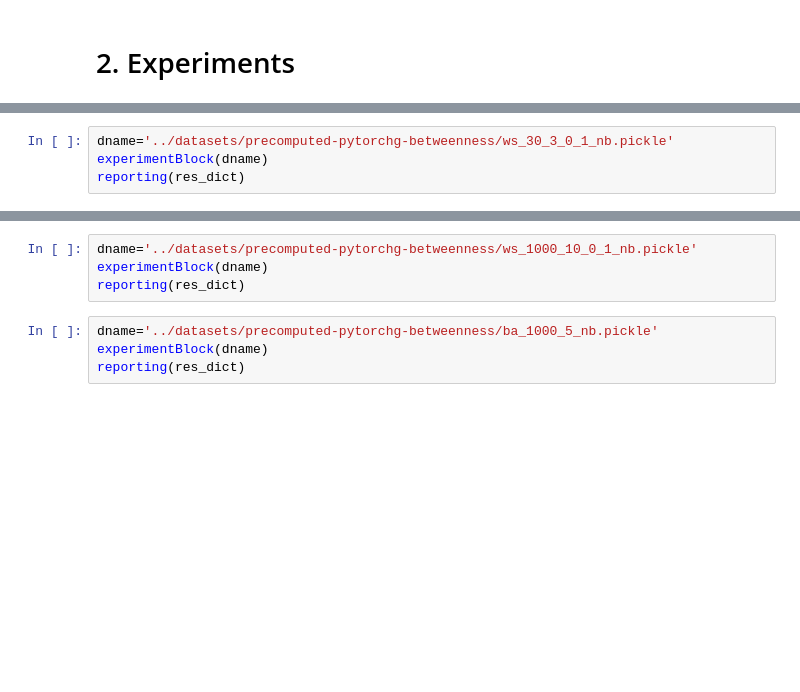
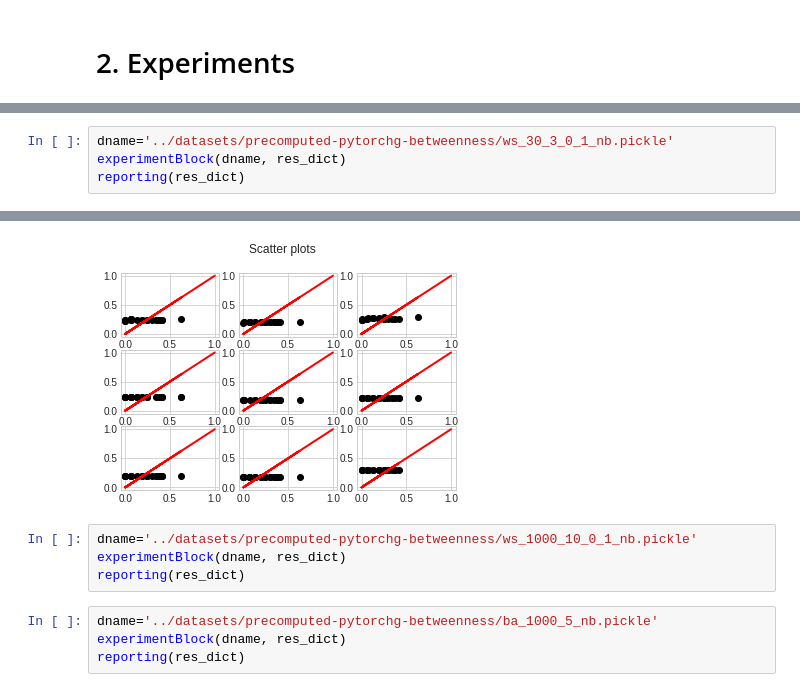
Before and after one commit to presmerats/GNN-MThesis, a Jupyter notebook: src/girvan-newman/TFM_Transductive_setting_GCN_edge_betweenness.ipynb, the cells around one changed output, grey strips where cells are left out. Drawn from its saved outputs; the diff is of its cells as text; blank space fills up the shorter version.

```diff
--- a/src/girvan-newman/TFM_Transductive_setting_GCN_edge_betweenness.ipynb
+++ b/src/girvan-newman/TFM_Transductive_setting_GCN_edge_betweenness.ipynb
@@ -967,4 +999,5 @@ reporting(res_dict)
 # %%
 dname='../datasets/precomputed-pytorchg-betweenness/ws_30_3_0_1_nb.pickle'
-experimentBlock(dname)
+experimentBlock(dname, res_dict)
 reporting(res_dict)
+# %% [output]
@@ -971,10 +1014,11 @@ reporting(res_dict)
+[figure, added]
 # %%
 dname='../datasets/precomputed-pytorchg-betweenness/ws_1000_10_0_1_nb.pickle'
-experimentBlock(dname)
+experimentBlock(dname, res_dict)
 reporting(res_dict)
 # %%
 dname='../datasets/precomputed-pytorchg-betweenness/ba_1000_5_nb.pickle'
-experimentBlock(dname)
+experimentBlock(dname, res_dict)
 reporting(res_dict)
 # %%
 dname='../datasets/precomputed-pytorchg-betweenness/ba_100_5_nb.pickle'
```
Also changed, not shown: parts of 12 cells of this notebook.
